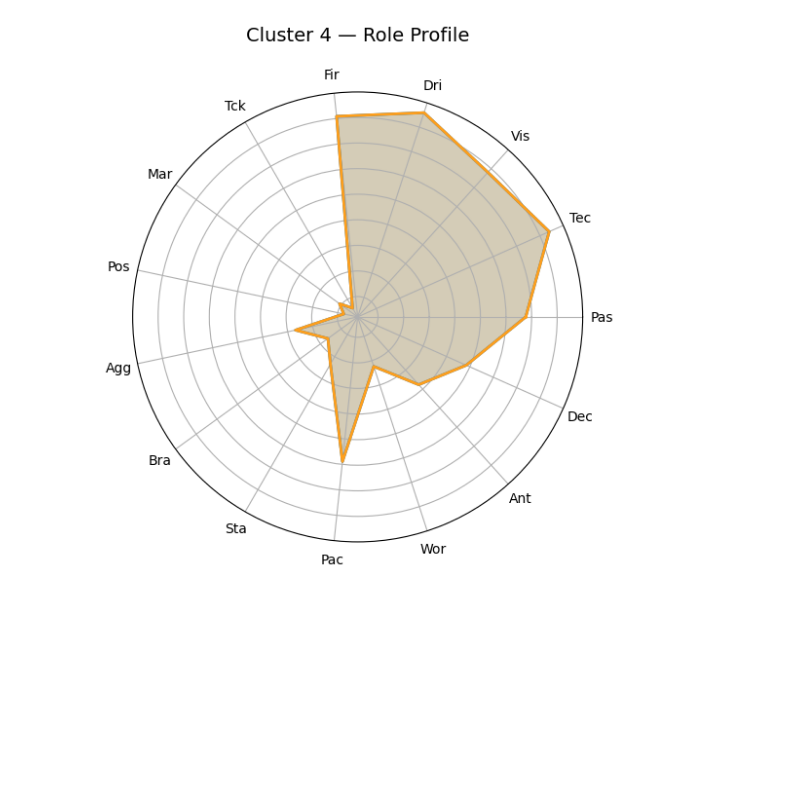
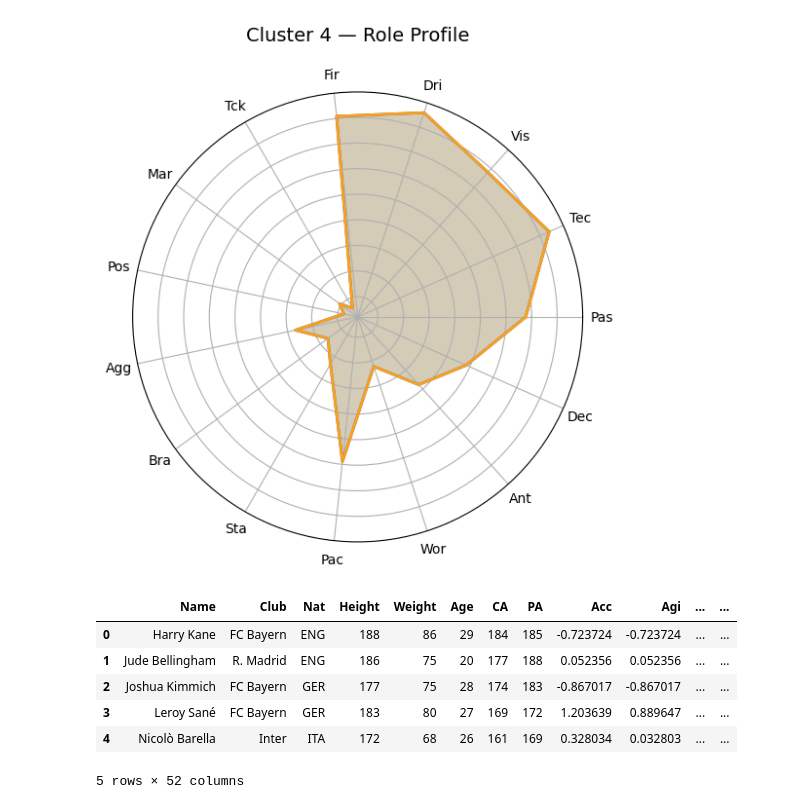
Before and after one commit to rounakk001/FootPlays-Football-Player-Role-Clustering-Tactical-Analysis, a Jupyter notebook: notebooks/pca-gmm/k5.ipynb, the cells around one changed output. Cells and saved outputs as stored; diff of their text form; code cells hidden in the pictures; blank space fills up the shorter version.

```diff
--- a/notebooks/pca-gmm/k5.ipynb
+++ b/notebooks/pca-gmm/k5.ipynb
@@ -244,3 +244,15 @@ for c in cluster_means.index:
 [figure]
 [figure]
 [figure]
+# %%
+df_with_clusters["pc1"] = X_pca[:, 0]
+df_with_clusters["pc2"] = X_pca[:, 1]
+df_with_clusters.head()
+# %% [output]
+|  | Name | Club | Nat | Height | Weight | Age | CA | PA | Acc | Agi | ... | ... |
+| 0 | Harry Kane | FC Bayern | ENG | 188 | 86 | 29 | 184 | 185 | -0.723724 | -0.723724 | ... | ... |
+| 1 | Jude Bellingham | R. Madrid | ENG | 186 | 75 | 20 | 177 | 188 | 0.052356 | 0.052356 | ... | ... |
+| 2 | Joshua Kimmich | FC Bayern | GER | 177 | 75 | 28 | 174 | 183 | -0.867017 | -0.867017 | ... | ... |
+| 3 | Leroy Sané | FC Bayern | GER | 183 | 80 | 27 | 169 | 172 | 1.203639 | 0.889647 | ... | ... |
+| 4 | Nicolò Barella | Inter | ITA | 172 | 68 | 26 | 161 | 169 | 0.328034 | 0.032803 | ... | ... |
+5 rows × 52 columns
```
Also changed, not shown: parts of 3 cells of this notebook.
